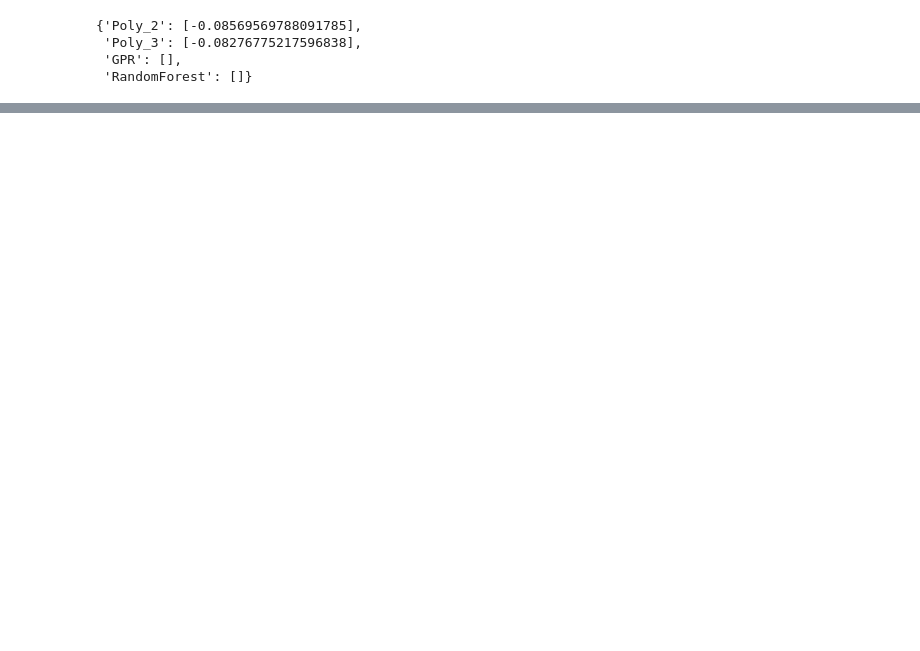
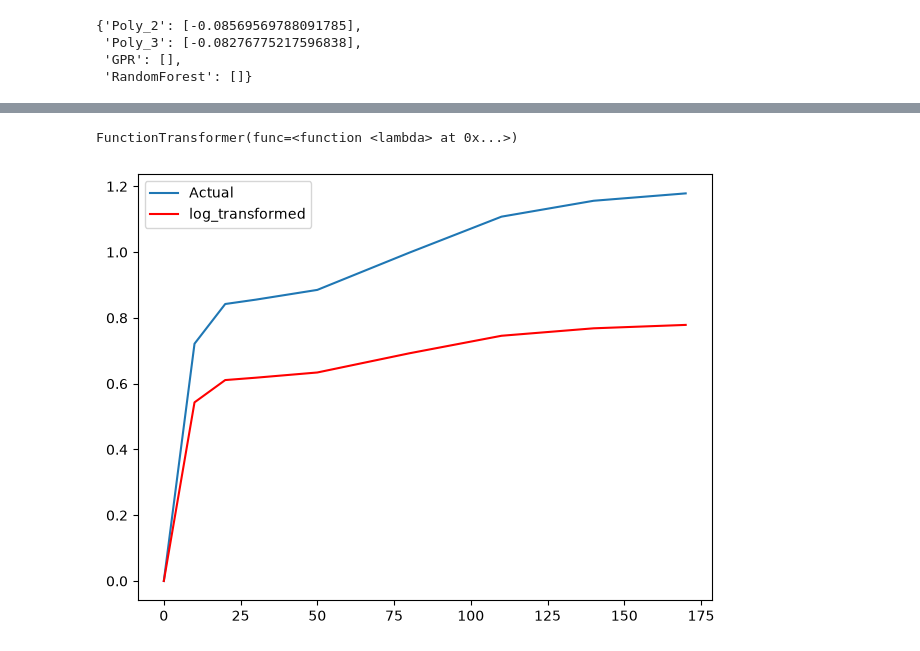
Before and after one commit to Tinonturja/Catkin_Biofilm_Adsorption, a Jupyter notebook: labaratory.ipynb, the cells around one changed output, grey strips where cells are left out. Cells and saved outputs as stored; diff of their text form; code cells hidden in the pictures; blank space fills up the shorter version.

```diff
--- a/labaratory.ipynb
+++ b/labaratory.ipynb
@@ -336,0 +346,17 @@ def prediction(model_name:List):
+# %%
+from sklearn.preprocessing import FunctionTransformer
+log_transform = FunctionTransformer(lambda x: np.log1p(X))
+log_transform
+# %% [output]
+FunctionTransformer(func=<function <lambda> at 0x...>)
+# %%
+# now pass the adsorption through the log transformation
+log_transformed_y = FunctionTransformer(lambda x: np.log1p(x))
+y_transformed = log_transformed_y.fit_transform(y.reshape(-1, 1))
+plt.plot(kinetics_df['Time'].values, kinetics_df['qt( catkin)'].values, label = 'Actual')
+plt.plot(kinetics_df['Time'].values, y_transformed, c = 'red', label ='log_transformed')
+plt.legend()
+plt.tight_layout()
+plt.show()
+# %% [output]
+[figure, added]
```
Also changed, not shown: parts of 5 cells of this notebook.
